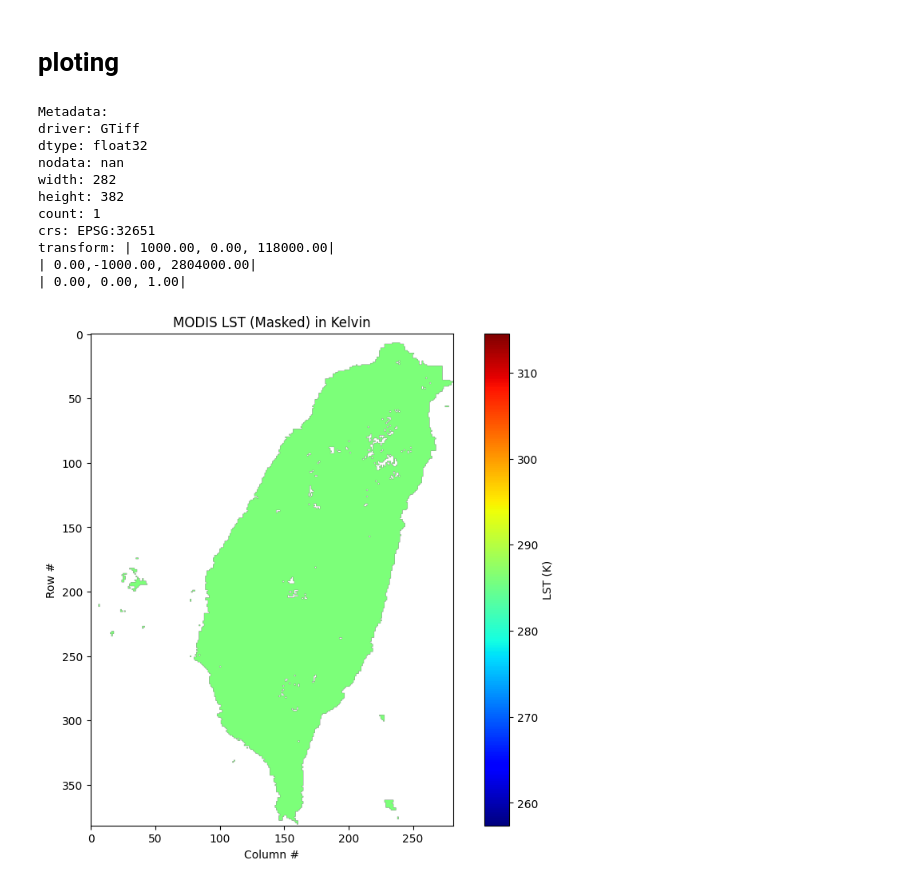
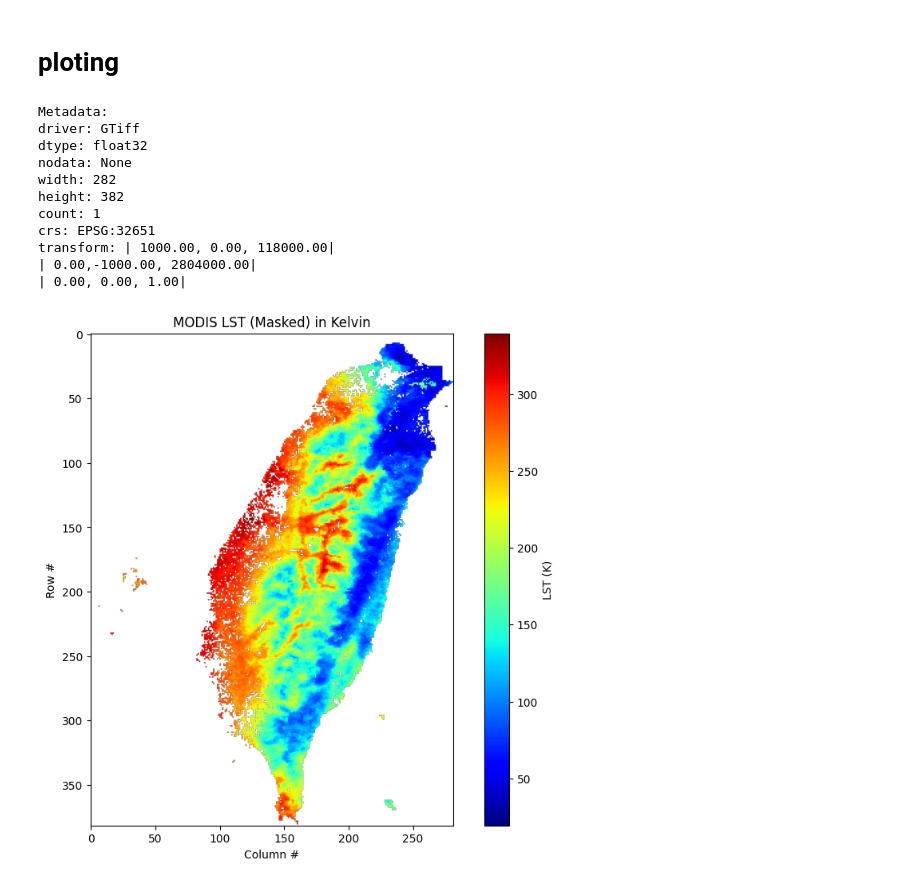
Before and after one commit to melkatewabe10/Machine-learning_LST-Estimation-, a Jupyter notebook: Elevation.ipynb, the cells around one changed output. Drawn from its saved outputs; the diff is of its cells as text; code cells hidden in the pictures.

```diff
--- a/Elevation.ipynb
+++ b/Elevation.ipynb
@@ -476,10 +559,10 @@ import rasterio
 import numpy as np
 
 # Define the source SLP raster file
-source_file = "/content/drive/MyDrive/DEM/SLP.tif"
+source_file = "/content/drive/MyDrive/MMASK_FIVE/SLP_2023_03.tif"
 
 # Define the output file path
-destination_file = "/content/drive/MyDrive/DEM/SLPref.tif"
+destination_file = "/content/drive/MyDrive/DEMO/SLPref.tif"
 
 # Open the source file
 with rasterio.open(source_file) as src:
@@ -587,7 +677,7 @@ import matplotlib.pyplot as plt
 import numpy as np
 
 # Path to the downloaded GeoTIFF file.
-filename = '/content/drive/MyDrive/MONTHLY_ONE/DSRref_2000_08.tif'
+filename = '/content/drive/MyDrive/SEASON_ONE/DSR_2007_04.tif'
 
 # Open the file with rasterio
 with rasterio.open(filename) as src:
@@ -595,32 +685,32 @@ with rasterio.open(filename) as src:
     lst_data = src.read(1)
     # Get metadata information
     meta = src.meta
     print("Metadata:")
     for key, value in meta.items():
         print(f"{key}: {value}")
 
 # Mask no-data values (if present)
 ndvi_masked = np.ma.masked_where(lst_data == src.nodata, lst_data)
 
 # Plot the LST image using matplotlib
 plt.figure(figsize=(10, 8))
 cmap = plt.cm.jet  # choose a colormap
 img = plt.imshow(ndvi_masked, cmap=cmap)
 plt.colorbar(img, label='LST (K)')
 plt.title('MODIS LST (Masked) in Kelvin')
 plt.xlabel('Column #')
 plt.ylabel('Row #')
 plt.show()
 # %% [output]
 Metadata:
 driver: GTiff
 dtype: float32
-nodata: nan
+nodata: None
 width: 282
 height: 382
 count: 1
 crs: EPSG:32651
 transform: | 1000.00, 0.00, 118000.00|
 | 0.00,-1000.00, 2804000.00|
 | 0.00, 0.00, 1.00|
-[figure, old version]
+[figure, new version]
```
Also changed, not shown: parts of 11 cells of this notebook.
